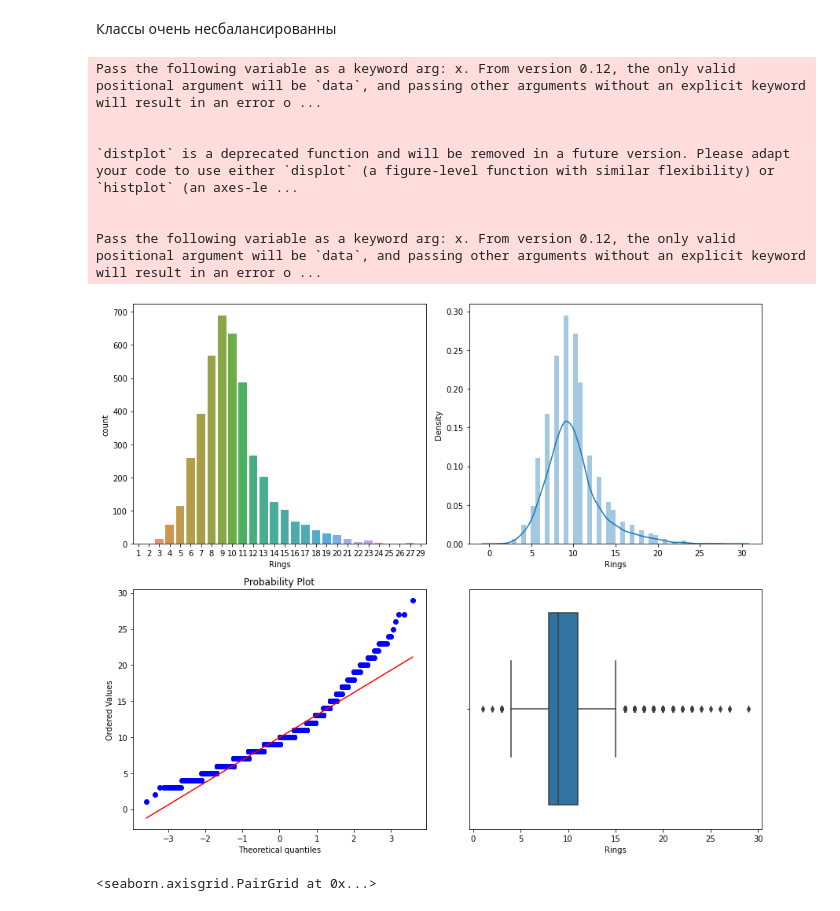
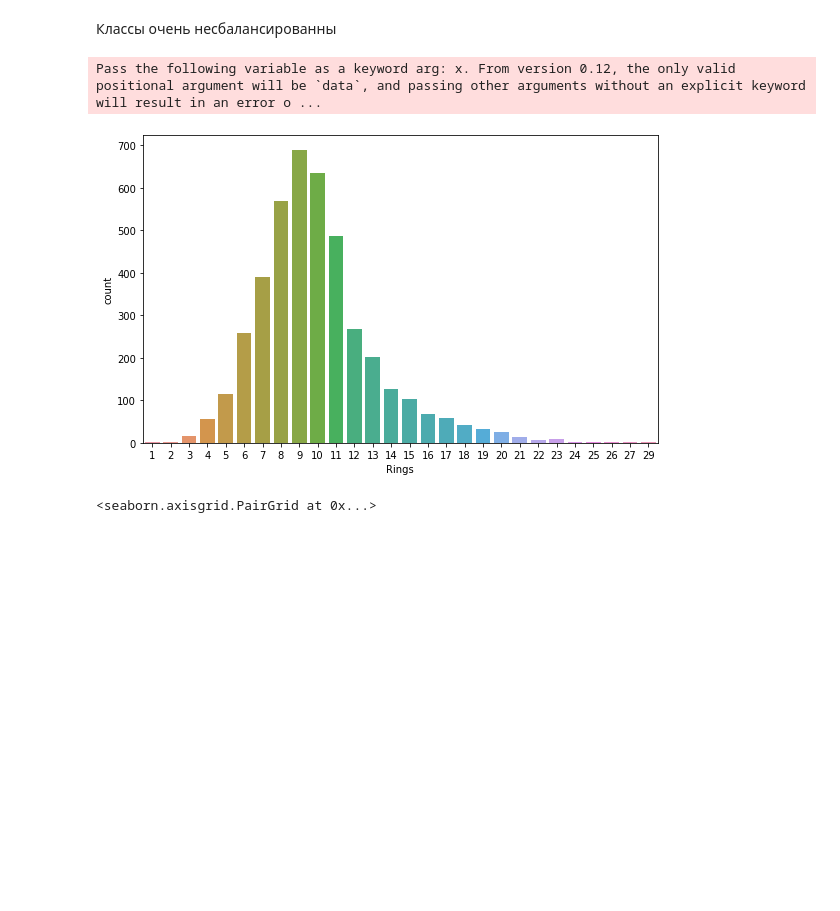
Before and after one commit to malynkovsky/ML_NN_course, a Jupyter notebook: Lab_1/Lab1_Malynkovsky.ipynb, the cells around one changed output. Drawn from its saved outputs; the diff is of its cells as text; code cells hidden in the pictures; blank space fills up the shorter version.

```diff
--- a/Lab_1/Lab1_Malynkovsky.ipynb
+++ b/Lab_1/Lab1_Malynkovsky.ipynb
@@ -231,32 +270,13 @@ dtype: int64
 В датасете Abalone нет пропущенных значенний
 # %% [markdown]
 Классы очень несбалансированны
-# %%
-from scipy import stats
-plt.figure(figsize=(12, 10))
-
-plt.subplot(2,2,1)
-sns.countplot(df.Rings)
-
-plt.subplot(2,2,2)
-sns.distplot(df2.Rings)
-
-plt.subplot(2,2,3)
-stats.probplot(df.Rings, plot=plt)
-
-plt.subplot(2,2,4)
-sns.boxplot(df.Rings)
-
-plt.tight_layout()
-# %% [output]
-Pass the following variable as a keyword arg: x. From version 0.12, the only valid positional argument will be `data`, and passing other arguments without an explicit keyword will result in an error o ...
-
-
-`distplot` is a deprecated function and will be removed in a future version. Please adapt your code to use either `displot` (a figure-level function with similar flexibility) or `histplot` (an axes-le ...
-
-
-Pass the following variable as a keyword arg: x. From version 0.12, the only valid positional argument will be `data`, and passing other arguments without an explicit keyword will result in an error o ...
-[figure, removed]
+# %%
+plt.figure(figsize=(8, 5))
+sns.countplot(df2.Rings)
+plt.tight_layout()
+# %% [output]
+Pass the following variable as a keyword arg: x. From version 0.12, the only valid positional argument will be `data`, and passing other arguments without an explicit keyword will result in an error o ...
+[figure, added]
 # %%
 sns.pairplot(df2.drop(['Sex'], axis=1),kind='reg',plot_kws={'line_kws':{'color':'red'}})
 # %% [output]
```
Also changed, not shown: parts of 58 cells of this notebook.
